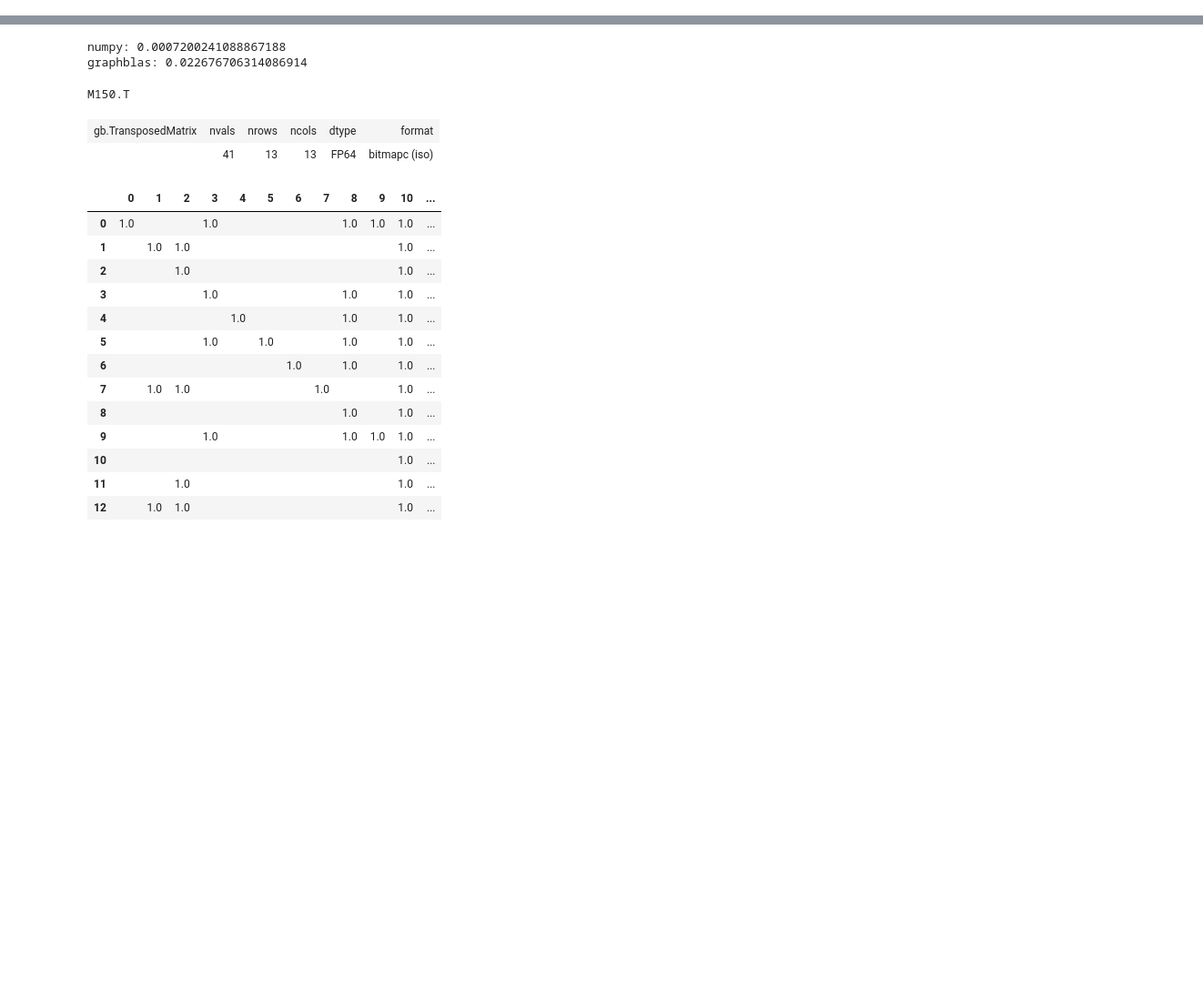
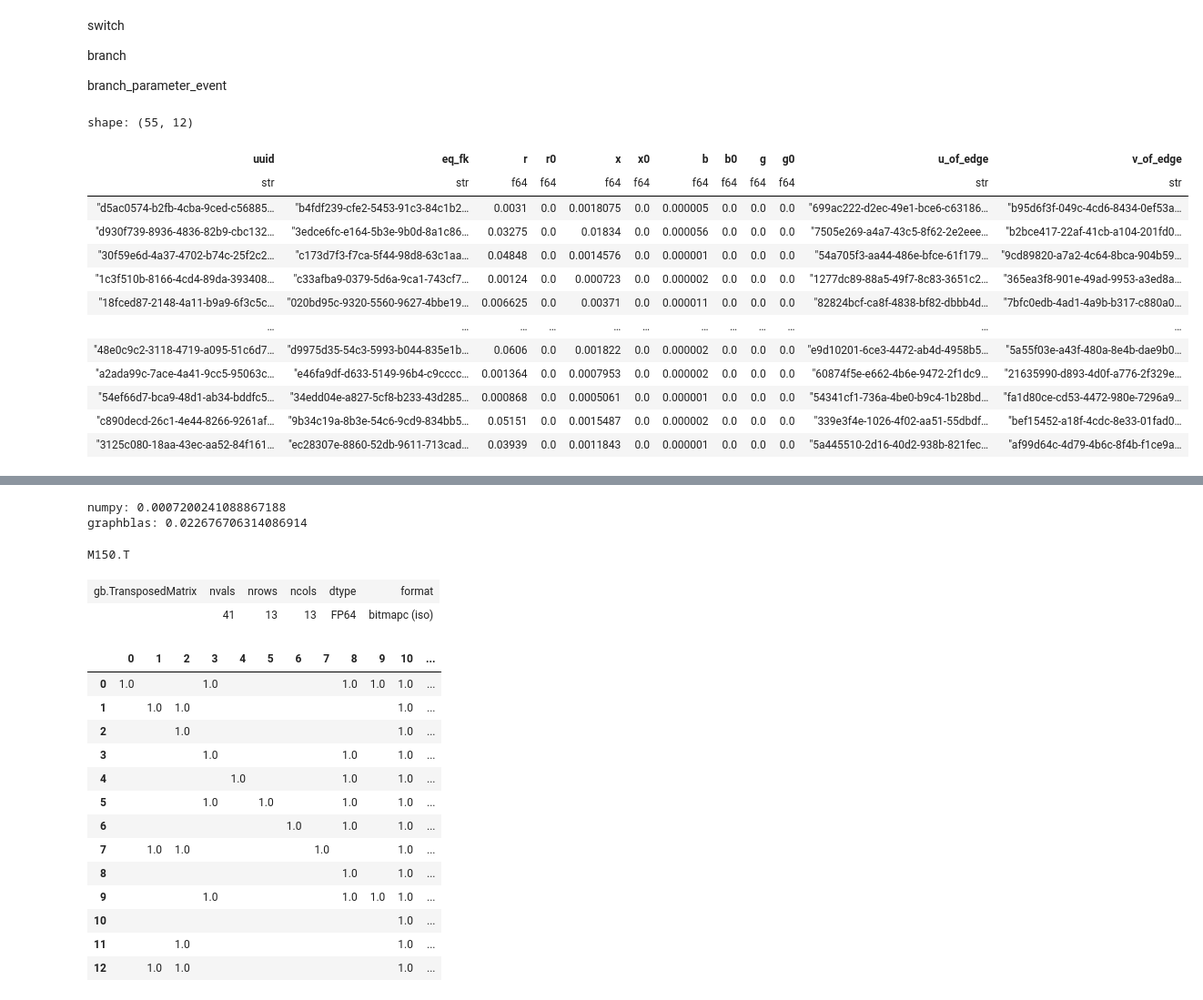
Before and after one commit to heig-vd-ie/distflow-state-estimation, a Jupyter notebook: scrips/distflow_pp_comparaison.ipynb, the cells around one changed output, grey strips where cells are left out. Shown at 91% size. Drawn from its saved outputs; the diff is of its cells as text; code cells hidden in the pictures; blank space fills up the shorter version.

Commit message:
Feature : Merge the two side uudi of branch in branch parameter

```diff
--- a/scrips/distflow_pp_comparaison.ipynb
+++ b/scrips/distflow_pp_comparaison.ipynb
@@ -18,0 +35,4 @@ import graphblas as gb
+# %%
+file_names: dict[str, str] = json.load(open(settings.INPUT_FILE_NAMES))
+changes_schema = duckdb_to_changes_schema(file_path=file_names["duckdb_output"])
+list(changes_schema.__dict__.keys())
@@ -18,0 +66,55 @@ import graphblas as gb
+# %% [markdown]
+switch
+
+branch
+
+branch_parameter_event
+# %%
+branch = changes_schema.branch_parameter_event.select(
+    c("uuid"),
+    # c("source_fk"),
+    c("eq_fk"),
+    c("r"),
+    c("r0"),
+    c("x"),
+    c("x0"),
+    c("b"),
+    c("b0"),
+    c("g"),
+    c("g0"),
+)
+# line_data_2 = branch.join(
+#     changes_schema.connectivity, left_on="eq_fk", right_on="eq_fk", how="inner"
+# ).drop(
+#     cs.ends_with("_right")
+# )  # Remove duplicate columns name from right
+
+cn_mapping = pl_to_dict(
+    changes_schema.connectivity.select(
+        pl.concat_str("eq_fk", "side").alias("id"), "uuid"
+    )
+)
+line_data_2 = branch.with_columns(
+    (c("eq_fk") + "t1")
+    .replace_strict(cn_mapping, default=None)
+    .alias("u_of_edge"),  # Replace eq_fk with uuid from connectivity for branch
+    (c("eq_fk") + "t2").replace_strict(cn_mapping, default=None).alias("v_of_edge"),
+)
+line_data_2
+
+# replace with the node id for u_of_edge and v_of_edge
+# %% [output]
+shape: (55, 12)
+| uuid | eq_fk | r | r0 | x | x0 | b | b0 | g | g0 | u_of_edge | v_of_edge |
+| str | str | f64 | f64 | f64 | f64 | f64 | f64 | f64 | f64 | str | str |
+| "d5ac0574-b2fb-4cba-9ced-c56885… | "b4fdf239-cfe2-5453-91c3-84c1b2… | 0.0031 | 0.0 | 0.0018075 | 0.0 | 0.000005 | 0.0 | 0.0 | 0.0 | "699ac222-d2ec-49e1-bce6-c63186… | "b95d6f3f-049c-4cd6-8434-0ef53a… |
+| "d930f739-8936-4836-82b9-cbc132… | "3edce6fc-e164-5b3e-9b0d-8a1c86… | 0.03275 | 0.0 | 0.01834 | 0.0 | 0.000056 | 0.0 | 0.0 | 0.0 | "7505e269-a4a7-43c5-8f62-2e2eee… | "b2bce417-22af-41cb-a104-201fd0… |
+| "30f59e6d-4a37-4702-b74c-25f2c2… | "c173d7f3-f7ca-5f44-98d8-63c1aa… | 0.04848 | 0.0 | 0.0014576 | 0.0 | 0.000001 | 0.0 | 0.0 | 0.0 | "54a705f3-aa44-486e-bfce-61f179… | "9cd89820-a7a2-4c64-8bca-904b59… |
+| "1c3f510b-8166-4cd4-89da-393408… | "c33afba9-0379-5d6a-9ca1-743cf7… | 0.00124 | 0.0 | 0.000723 | 0.0 | 0.000002 | 0.0 | 0.0 | 0.0 | "1277dc89-88a5-49f7-8c83-3651c2… | "365ea3f8-901e-49ad-9953-a3ed8a… |
+| "18fced87-2148-4a11-b9a9-6f3c5c… | "020bd95c-9320-5560-9627-4bbe19… | 0.006625 | 0.0 | 0.00371 | 0.0 | 0.000011 | 0.0 | 0.0 | 0.0 | "82824bcf-ca8f-4838-bf82-dbbb4d… | "7bfc0edb-4ad1-4a9b-b317-c880a0… |
+| … | … | … | … | … | … | … | … | … | … | … | … |
+| "48e0c9c2-3118-4719-a095-51c6d7… | "d9975d35-54c3-5993-b044-835e1b… | 0.0606 | 0.0 | 0.001822 | 0.0 | 0.000002 | 0.0 | 0.0 | 0.0 | "e9d10201-6ce3-4472-ab4d-4958b5… | "5a55f03e-a43f-480a-8e4b-dae9b0… |
+| "a2ada99c-7ace-4a41-9cc5-95063c… | "e46fa9df-d633-5149-96b4-c9cccc… | 0.001364 | 0.0 | 0.0007953 | 0.0 | 0.000002 | 0.0 | 0.0 | 0.0 | "60874f5e-e662-4b6e-9472-2f1dc9… | "21635990-d893-4d0f-a776-2f329e… |
+| "54ef66d7-bca9-48d1-ab34-bddfc5… | "34edd04e-a827-5cf8-b233-43d285… | 0.000868 | 0.0 | 0.0005061 | 0.0 | 0.000001 | 0.0 | 0.0 | 0.0 | "54341cf1-736a-4be0-b9c4-1b28bd… | "fa1d80ce-cd53-4472-980e-7296a9… |
+| "c890decd-26c1-4e44-8266-9261af… | "9b34c19a-8b3e-54c6-9cd9-834bb5… | 0.05151 | 0.0 | 0.0015487 | 0.0 | 0.000002 | 0.0 | 0.0 | 0.0 | "339e3f4e-1026-4f02-aa51-55dbdf… | "bef15452-a18f-4cdc-8e33-01fad0… |
+| "3125c080-18aa-43ec-aa52-84f161… | "ec28307e-8860-52db-9611-713cad… | 0.03939 | 0.0 | 0.0011843 | 0.0 | 0.000001 | 0.0 | 0.0 | 0.0 | "5a445510-2d16-40d2-938b-821fec… | "af99d64c-4d79-4b6c-8f4b-f1ce9a… |
```
Also changed, not shown: parts of 15 cells of this notebook.
